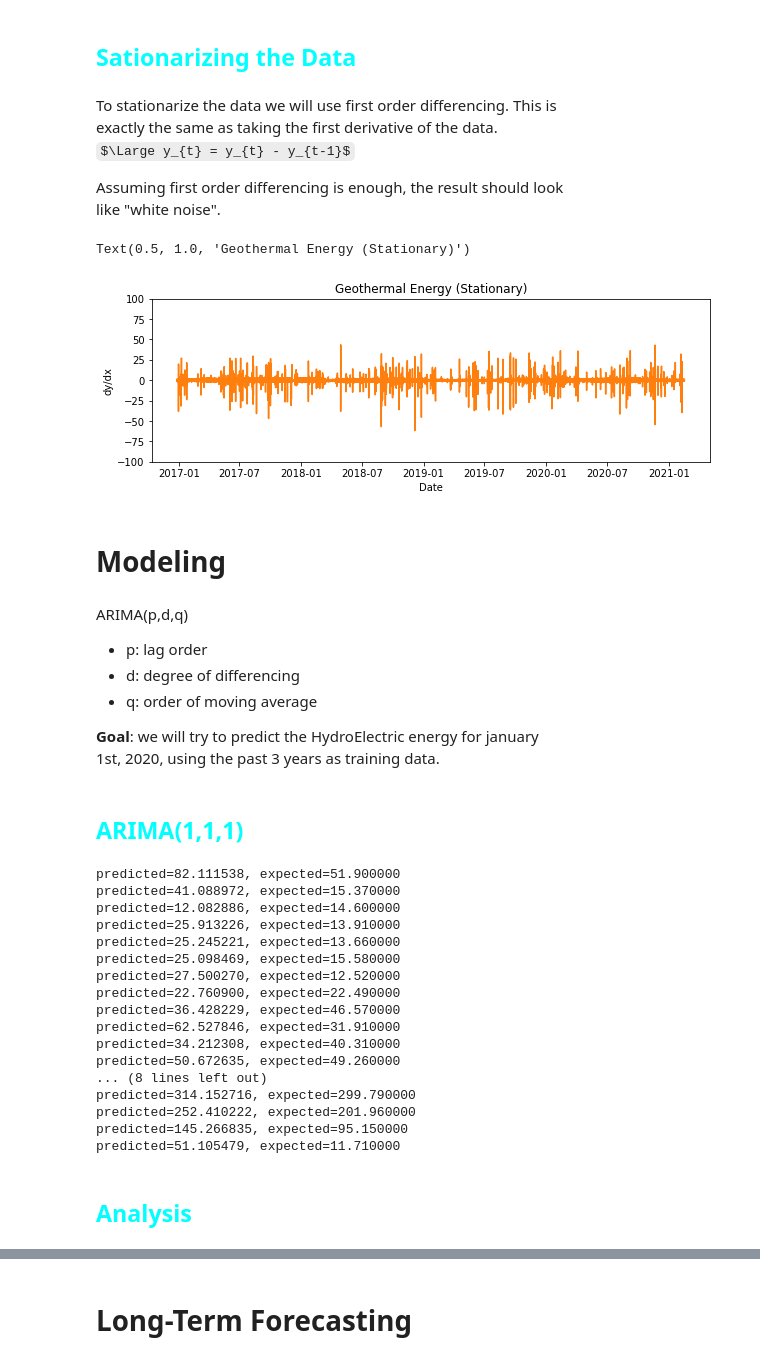
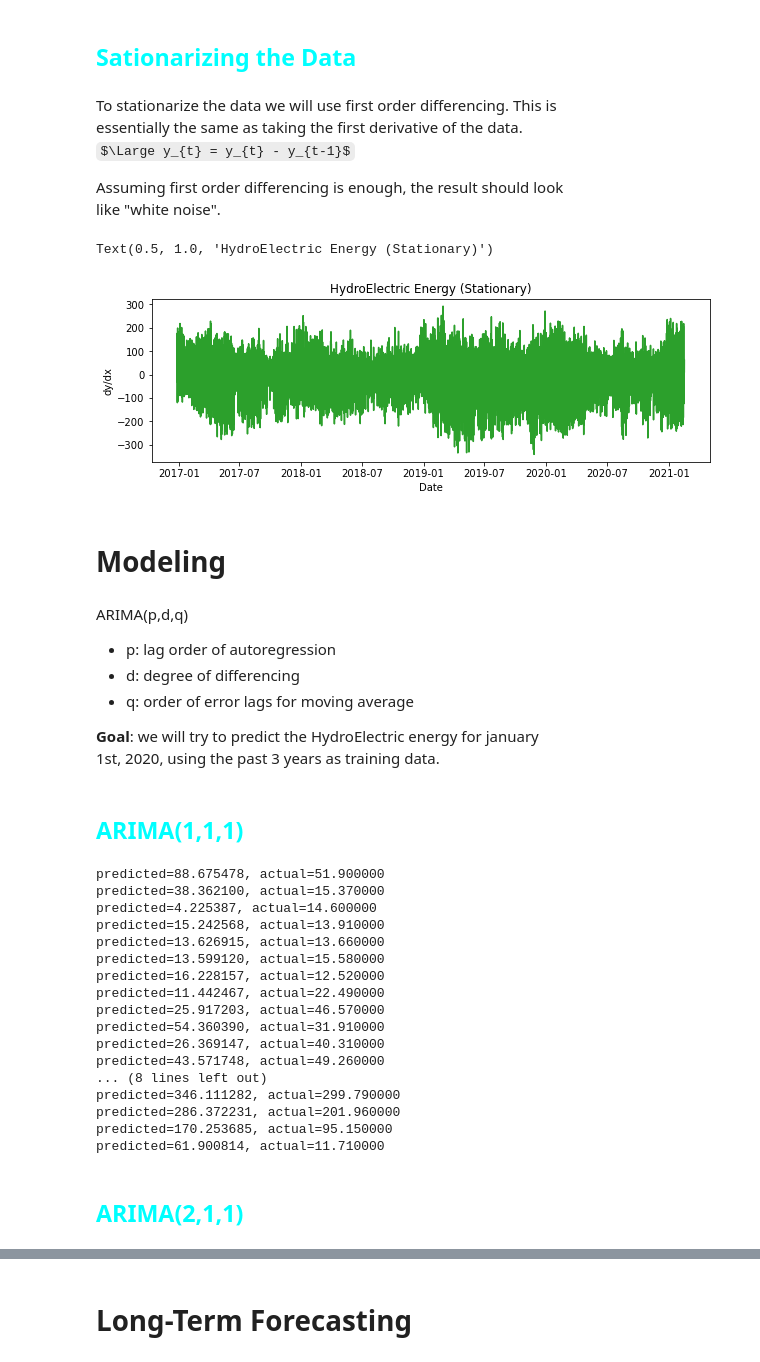
Before and after one commit to Naoki95957/Collect-Forecast-Visualize, a Jupyter notebook: forecast/ARIMA.ipynb, the cells around one changed output, grey strips where cells are left out. Saved outputs shown, nothing was run; the diff lists cells and outputs as text; code cells hidden in the pictures; some formulas as TeX source.

Commit message:
Added arima(1,1,1) and arima(2,1,1)

```diff
--- a/forecast/ARIMA.ipynb
+++ b/forecast/ARIMA.ipynb
@@ -84,7 +84,7 @@ Text(0.5, 1.0, 'Solar Generation for El Salvador')
 ## <span style="color:cyan">Sationarizing the Data</span>
 # %% [markdown]
 To stationarize the data we will use first order differencing. This is
-exactly the same as taking the first derivative of the data.
+essentially the same as taking the first derivative of the data.
 $\Large y_{t} = y_{t} - y_{t-1}$
 
 Assuming first order differencing is enough, the result should look
@@ -96,21 +96,20 @@ df_deriv = df - df.shift(1)
 df_deriv = df_deriv[1:]
 # %%
 fig, ax = plt.subplots(figsize = (10,3))
-ax.plot(df_deriv['Geothermal'], color='tab:orange')
+ax.plot(df_deriv['HydroElectric'], color='tab:green')
 ax.set_xlabel('Date')
 ax.set_ylabel('dy/dx')
-ax.set_ylim([-100,100])
-ax.set_title('Geothermal Energy (Stationary)')
+ax.set_title('HydroElectric Energy (Stationary)')
 # %% [output]
-Text(0.5, 1.0, 'Geothermal Energy (Stationary)')
+Text(0.5, 1.0, 'HydroElectric Energy (Stationary)')
-[figure, old version]
+[figure, new version]
 # %% [markdown]
 # Modeling
 # %% [markdown]
 ARIMA(p,d,q)
-* p: lag order
+* p: lag order of autoregression
 * d: degree of differencing
-* q: order of moving average
+* q: order of error lags for moving average
 
 **Goal**: we will try to predict the HydroElectric energy for january
 1st, 2020, using the past 3 years as training data.
@@ -123,9 +121,10 @@ history = train.copy()
 # %%
 # walk-forward validation
 predictions = list()
+history = train.copy()
 for t in range(len(test)):
     # fit model
-    model = ARIMA(history, order=(2,1,1)).fit()
+    model = ARIMA(history, order=(1,1,1)).fit()
 
     # get forecast for next hour
     y_hat = model.forecast()[0]
@@ -134,24 +133,24 @@ for t in range(len(test)):
 
     predictions.append(y_hat)
     history.append(y_actual)
-    print('predicted=%f, expected=%f' % (y_hat, y_actual))
+    print('predicted=%f, actual=%f' % (y_hat, y_actual))
 # %% [output]
-predicted=82.111538, expected=51.900000
-predicted=41.088972, expected=15.370000
-predicted=12.082886, expected=14.600000
-predicted=25.913226, expected=13.910000
-predicted=25.245221, expected=13.660000
-predicted=25.098469, expected=15.580000
-predicted=27.500270, expected=12.520000
-predicted=22.760900, expected=22.490000
-predicted=36.428229, expected=46.570000
-predicted=62.527846, expected=31.910000
-predicted=34.212308, expected=40.310000
-predicted=50.672635, expected=49.260000
+predicted=88.675478, actual=51.900000
+predicted=38.362100, actual=15.370000
+predicted=4.225387, actual=14.600000
+predicted=15.242568, actual=13.910000
+predicted=13.626915, actual=13.660000
+predicted=13.599120, actual=15.580000
+predicted=16.228157, actual=12.520000
+predicted=11.442467, actual=22.490000
+predicted=25.917203, actual=46.570000
+predicted=54.360390, actual=31.910000
+predicted=26.369147, actual=40.310000
+predicted=43.571748, actual=49.260000
 ... (8 lines left out)
-predicted=314.152716, expected=299.790000
-predicted=252.410222, expected=201.960000
-predicted=145.266835, expected=95.150000
-predicted=51.105479, expected=11.710000
+predicted=346.111282, actual=299.790000
+predicted=286.372231, actual=201.960000
+predicted=170.253685, actual=95.150000
+predicted=61.900814, actual=11.710000
 # %% [markdown]
-## <span style="color:cyan">Analysis</span>
+## <span style="color:cyan">ARIMA(2,1,1)</span>
```
Also changed, not shown: parts of 8 cells of this notebook.
